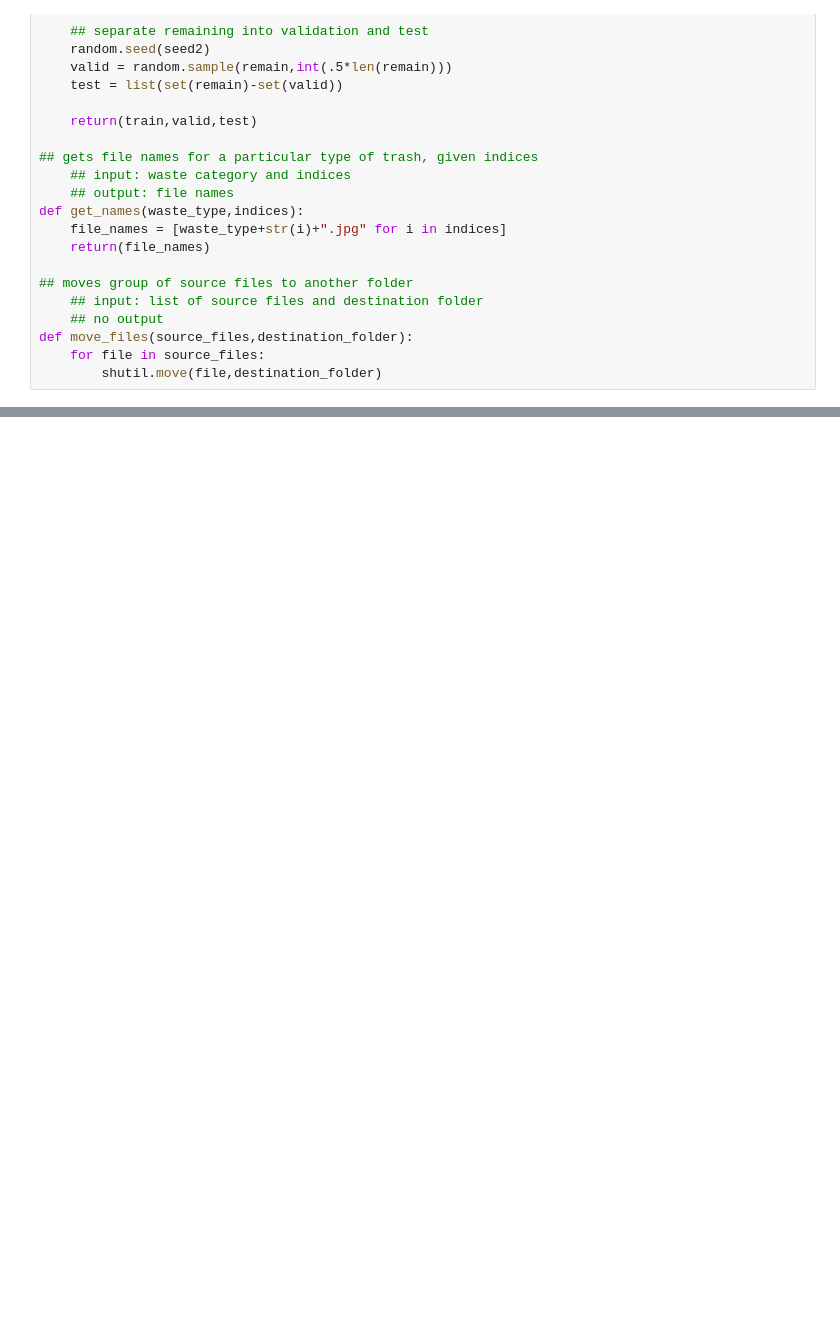
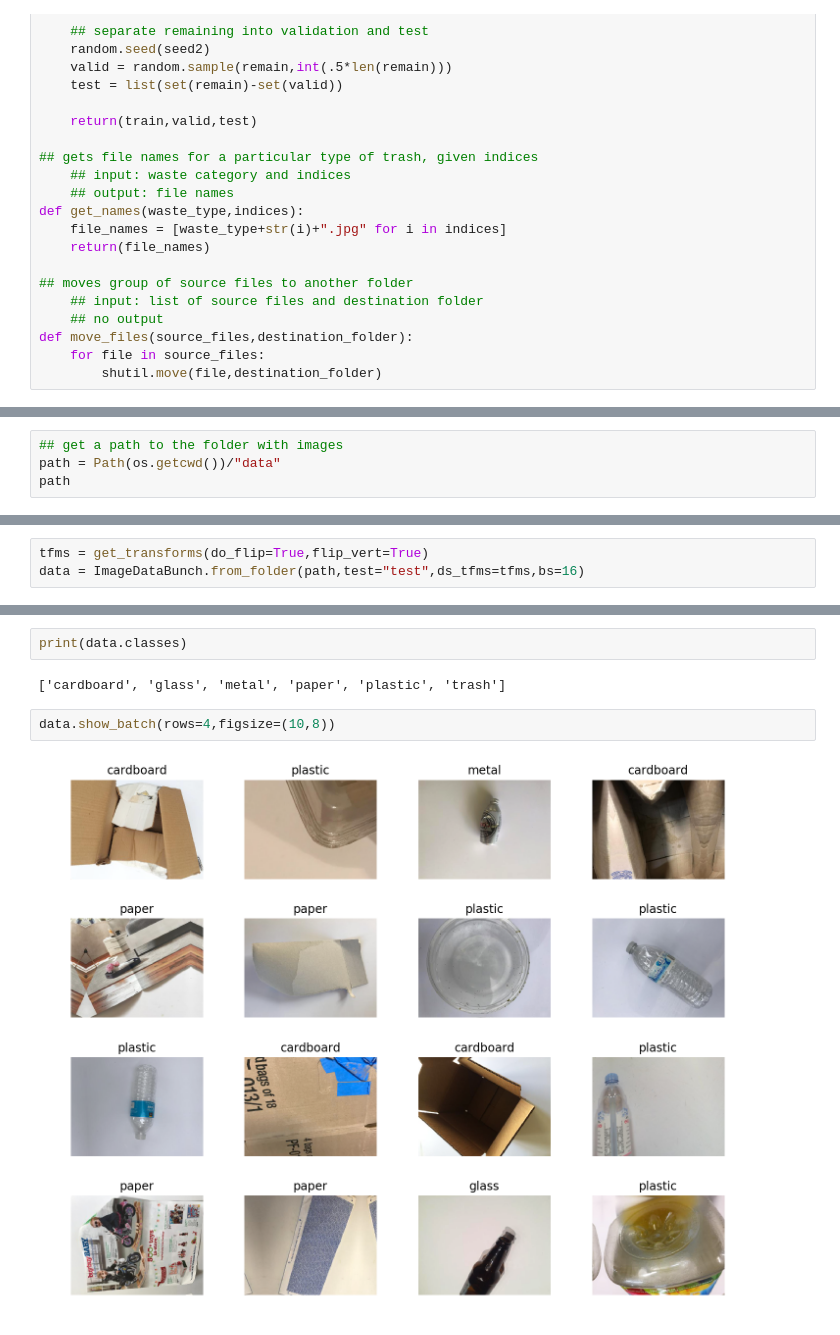
Before and after one commit to ndecavel/Recycling, a Jupyter notebook: Nicolas.ipynb, the cells around one changed output, grey strips where cells are left out. Saved outputs shown, nothing was run; the diff lists cells and outputs as text; blank space fills up the shorter version.

```diff
--- a/Nicolas.ipynb
+++ b/Nicolas.ipynb
@@ -429,0 +291,4 @@ Using TensorFlow backend.
+# %%
+## get a path to the folder with images
+path = Path(os.getcwd())/"data"
+path
@@ -429,0 +297,3 @@ Using TensorFlow backend.
+# %%
+tfms = get_transforms(do_flip=True,flip_vert=True)
+data = ImageDataBunch.from_folder(path,test="test",ds_tfms=tfms,bs=16)
@@ -429,0 +320,8 @@ Using TensorFlow backend.
+# %%
+print(data.classes)
+# %% [output]
+['cardboard', 'glass', 'metal', 'paper', 'plastic', 'trash']
+# %%
+data.show_batch(rows=4,figsize=(10,8))
+# %% [output]
+[figure, added]
```
Also changed, not shown: parts of 70 cells of this notebook.
